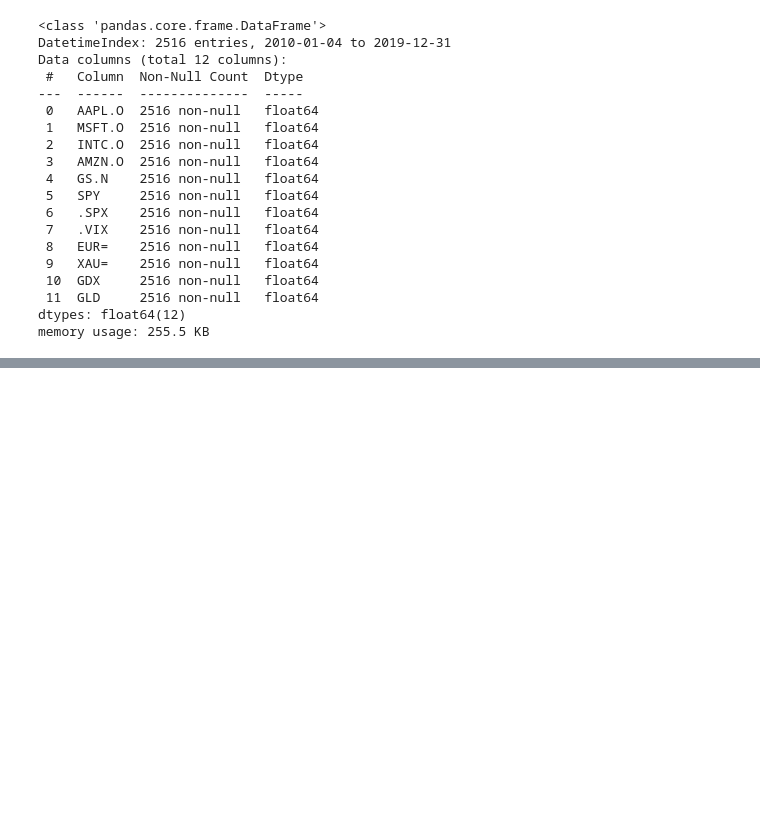
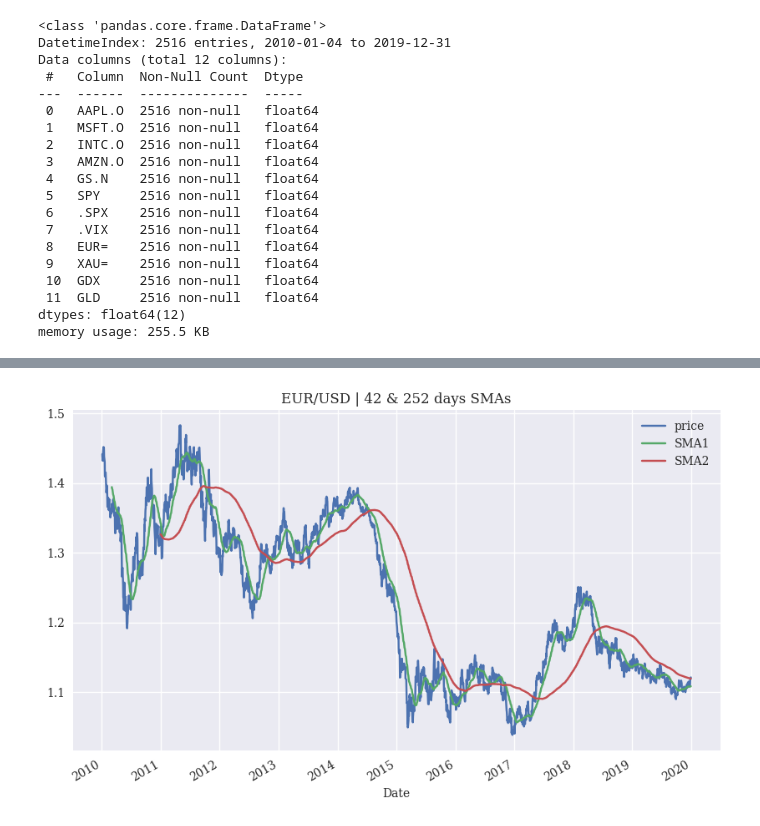
Before and after one commit to jaymgonzalez/python-trading, a Jupyter notebook: backtesting_ema.ipynb, the cells around one changed output, grey strips where cells are left out. Cells and saved outputs as stored; diff of their text form; code cells hidden in the pictures; blank space fills up the shorter version.

```diff
--- a/backtesting_ema.ipynb
+++ b/backtesting_ema.ipynb
@@ -43,4 +44,4 @@ Data columns (total 12 columns):
 dtypes: float64(12)
 memory usage: 255.5 KB
 # %%
-data = pd.Da
+data = pd.DataFrame(raw['EUR='])
@@ -46,0 +65,2 @@ data = pd.Da
+# %%
+data.rename(columns={'EUR=':'price'}, inplace=True)
@@ -46,0 +78,5 @@ data = pd.Da
+# %%
+data['SMA1'] = data['price'].rolling(42).mean()
+data['SMA2'] = data['price'].rolling(252).mean()
+
+data
@@ -46,0 +98,10 @@ data = pd.Da
+# %%
+%matplotlib inline
+from pylab import mpl, plt
+# plt.style.use('seaborn')
+mpl.rcParams['savefig.dpi'] = 300
+mpl.rcParams['font.family'] = 'serif'
+# %%
+data.plot(title='EUR/USD | 42 & 252 days SMAs',figsize=(10, 6));
+# %% [output]
+[figure, added]
```
Also changed, not shown: parts of 17 cells of this notebook.
